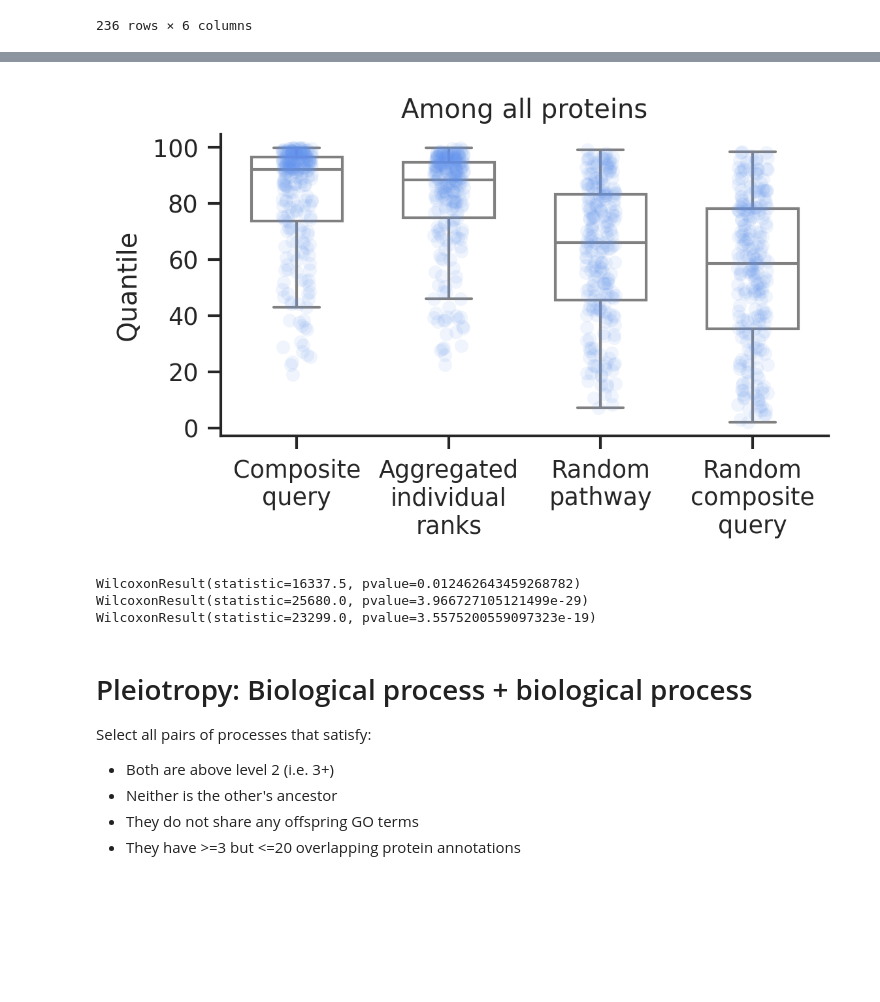
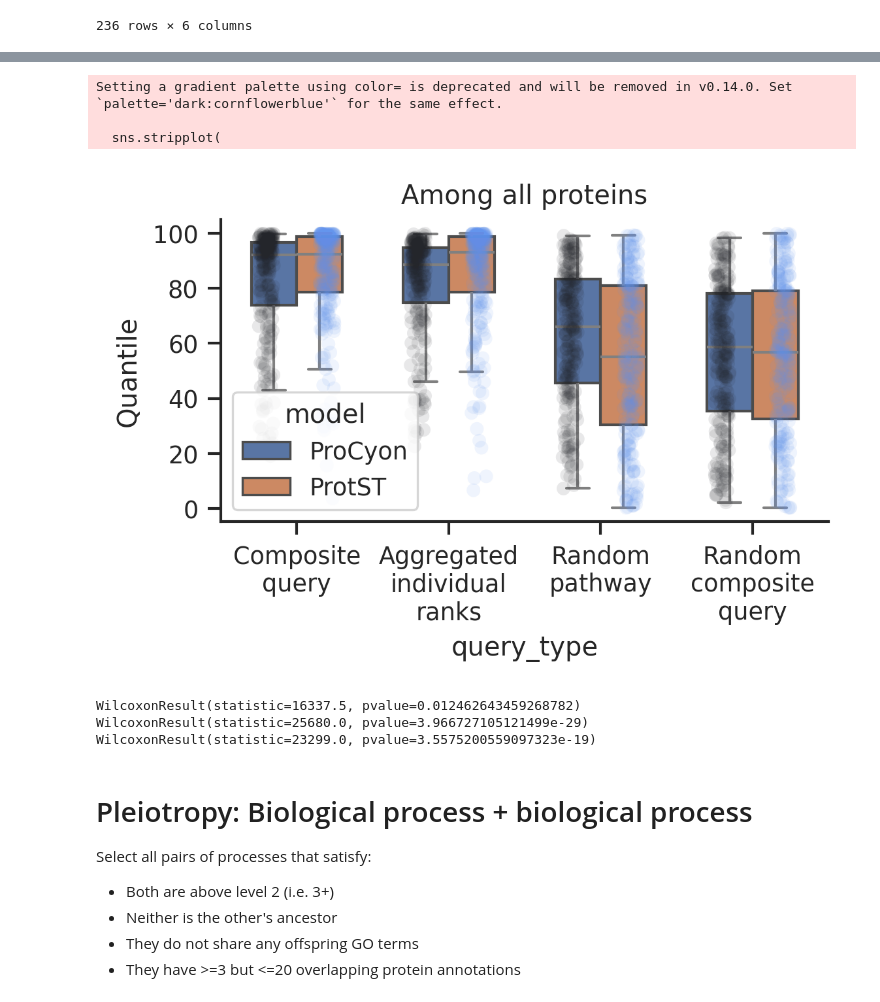
Before and after one commit to mims-harvard/ProCyon, a Jupyter notebook: examples/paper_analyses/composition_retrieval.ipynb, the cells around one changed output, grey strips where cells are left out. Drawn from its saved outputs; the diff is of its cells as text; code cells hidden in the pictures; blank space fills up the shorter version.

Commit message:
Add ProtST benchmkaring to composition retrieval notebook

```diff
--- a/examples/paper_analyses/composition_retrieval.ipynb
+++ b/examples/paper_analyses/composition_retrieval.ipynb
@@ -100,0 +120,10 @@ torch.Size([18174, 2560])
+# %%
+# Load saved embeddings for this model:
+protst_protein_embeddings, protst_protein_ids = torch.load(os.path.join(
+    protst_model.checkpoint_dir,
+    "protein_target_embeddings.pkl",
+))
+# Confirm with size:
+print(protst_protein_embeddings.shape)
+assert np.all(np.array(protst_protein_ids) == np.sort(np.array(protst_protein_ids)))
+assert np.all(np.sort(np.array(protst_protein_ids)) == np.sort(np.array(all_protein_ids)))
@@ -224,3 +255,6 @@ for pathway_1, pathway_2 in combinations(list(pathway_go_dict.keys()), 2):
 np.mean(list(valid_pathway_combos.values()))
 # %% [output]
 2.8095238095238093
+# %%
+pathway_1, pathway_2 = next(iter(valid_pathway_combos.keys()))
+pathway_1
@@ -564,0 +930,5 @@ temp
+# %%
+combined_results = pd.concat((
+    pd.melt(temp.drop(columns=["pathways", "Protein"]), var_name="query_type", value_name="score").assign(model="ProCyon"),
+    pd.melt(protst_df.drop(columns=["pathways", "Protein"]), var_name="query_type", value_name="score").assign(model="ProtST"),
+))
@@ -567,51 +961,67 @@ from scipy.stats import wilcoxon
 
 plt.figure(figsize=(4, 2), dpi=300)
 sns.set(context="paper", style="ticks", font_scale=1)
+# sns.stripplot(
+#     temp,
+#     alpha=.1, color="cornflowerblue"
+# )
 sns.stripplot(
-    temp,
-    alpha=.1, color="cornflowerblue"
+    x="query_type",
+    y="score",
+    hue="model",
+    dodge=True,
+    data=combined_results,
+    alpha=.1,
+    color="cornflowerblue",
+    legend=False,
 )
 sns.boxplot(
-    temp,
+    x="query_type",
+    y="score",
+    hue="model",
+    data=combined_results,
     showfliers=False,
     width=0.6,
-    boxprops={"linestyle":"-", "linewidth":1, "facecolor":(0,0,0,0), "edgecolor":"gray"},
+    #boxprops={"linestyle":"-", "linewidth":1, "facecolor":(0,0,0,0), "edgecolor":"gray"},
     capprops=dict(color="gray"),
     whiskerprops=dict(color="gray"),
     flierprops=dict(color="gray", markeredgecolor="gray"),
     medianprops=dict(color="gray"),
 )
 sns.despine()
 plt.ylabel("Quantile")
 plt.title("Among all proteins")
 plt.show()
 
 print(
     stats.wilcoxon(
         temp["Composite\nquery"].values,
         temp["Aggregated\nindividual\nranks"].values,
         alternative="greater",
     )
 )
 print(
     stats.wilcoxon(
         temp["Composite\nquery"].values,
         temp["Random\ncomposite\nquery"].values,
         alternative="greater",
     )
 )
 print(
     stats.wilcoxon(
         temp["Composite\nquery"].values,
         temp["Random\npathway"].values,
         alternative="greater",
     )
 )
 # %% [output]
+Setting a gradient palette using color= is deprecated and will be removed in v0.14.0. Set `palette='dark:cornflowerblue'` for the same effect.
+
+  sns.stripplot(
-[figure, old version]
+[figure, new version]
-WilcoxonResult(statistic=16337.5, pvalue=0.012462643459268782)
-WilcoxonResult(statistic=25680.0, pvalue=3.966727105121499e-29)
-WilcoxonResult(statistic=23299.0, pvalue=3.5575200559097323e-19)
+WilcoxonResult(statistic=16337.5, pvalue=0.012462643459268782)
+WilcoxonResult(statistic=25680.0, pvalue=3.966727105121499e-29)
+WilcoxonResult(statistic=23299.0, pvalue=3.5575200559097323e-19)
 # %% [markdown]
 # Pleiotropy: Biological process + biological process
 
```
Also changed, not shown: parts of 37 cells of this notebook, 1 other file.
